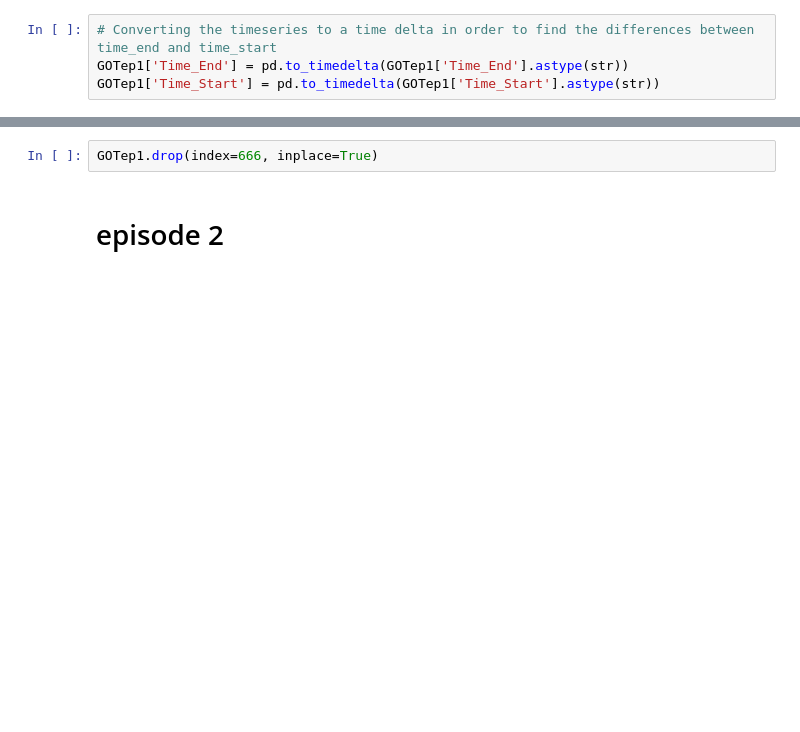
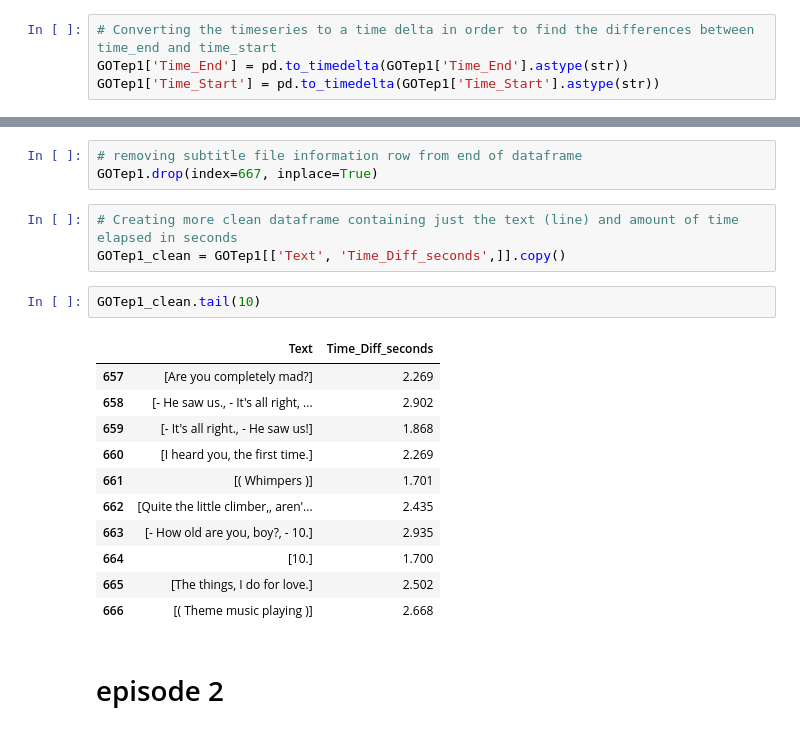
Before and after one commit to trong-shen/Game-of-Throne-Project, a Jupyter notebook: S1+S2subtitles.ipynb, the cells around one changed output, grey strips where cells are left out. Drawn from its saved outputs; the diff is of its cells as text; blank space fills up the shorter version.

```diff
--- a/S1+S2subtitles.ipynb
+++ b/S1+S2subtitles.ipynb
@@ -66,5 +81,23 @@ GOTep1.tail(5)
-# %%
-GOTep1.drop(index=666, inplace=True)
+# %%
+# removing subtitle file information row from end of dataframe
+GOTep1.drop(index=667, inplace=True)
+# %%
+# Creating more clean dataframe containing just the text (line) and amount of time elapsed in seconds
+GOTep1_clean = GOTep1[['Text', 'Time_Diff_seconds',]].copy()
+# %%
+GOTep1_clean.tail(10)
+# %% [output]
+|  | Text | Time_Diff_seconds |
+| 657 | [Are you completely mad?] | 2.269 |
+| 658 | [- He saw us., - It's all right, ... | 2.902 |
+| 659 | [- It's all right., - He saw us!] | 1.868 |
+| 660 | [I heard you, the first time.] | 2.269 |
+| 661 | [( Whimpers )] | 1.701 |
+| 662 | [Quite the little climber,, aren'... | 2.435 |
+| 663 | [- How old are you, boy?, - 10.] | 2.935 |
+| 664 | [10.] | 1.700 |
+| 665 | [The things, I do for love.] | 2.502 |
+| 666 | [( Theme music playing )] | 2.668 |
 # %% [markdown]
 # episode 2
 # %%
```
Also changed, not shown: parts of 72 cells of this notebook.
